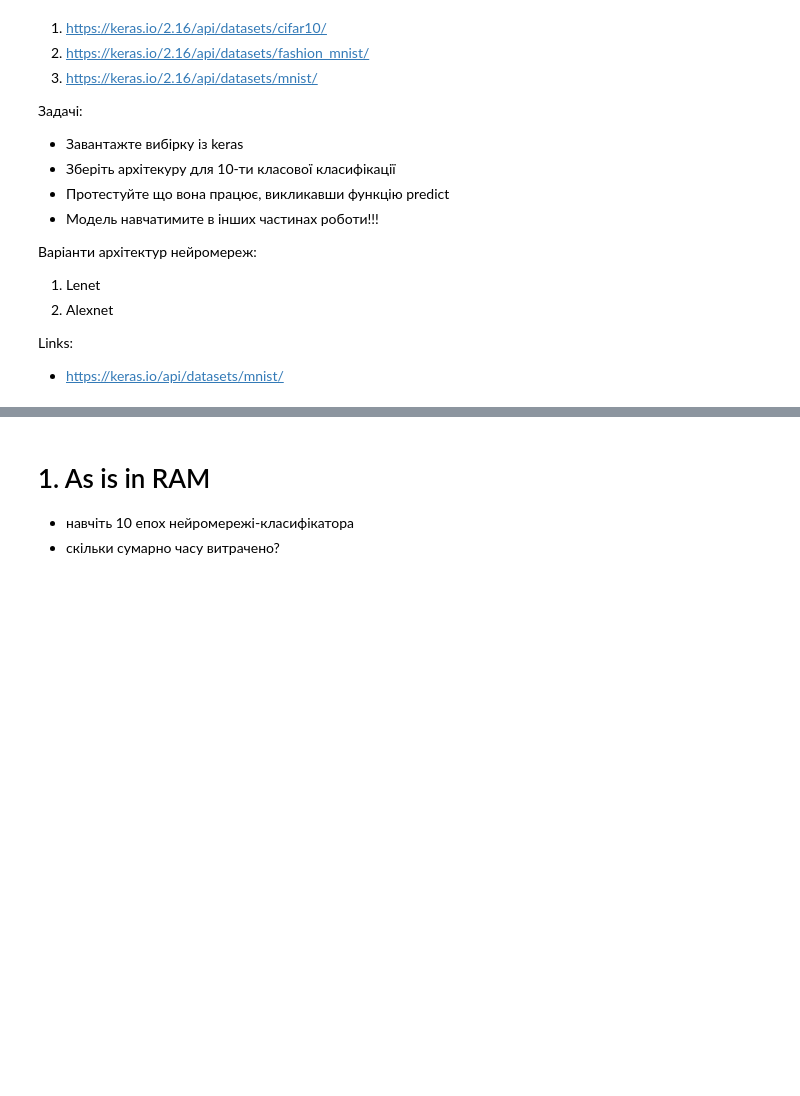
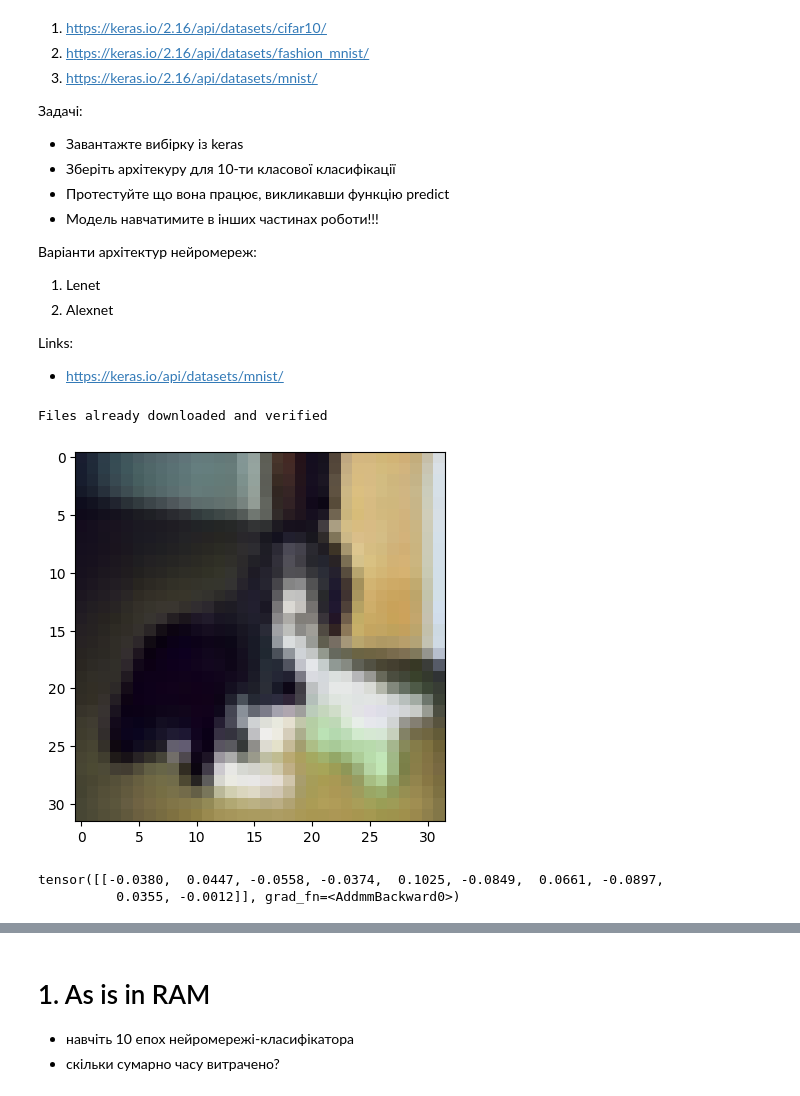
Before and after one commit to EvgeniyAzarov/stat-algs, a Jupyter notebook: lab2/LAB-2 External storages.ipynb, the cells around one changed output, grey strips where cells are left out. Drawn from its saved outputs; the diff is of its cells as text; code cells hidden in the pictures; blank space fills up the shorter version.

```diff
--- a/lab2/LAB-2 External storages.ipynb
+++ b/lab2/LAB-2 External storages.ipynb
@@ -32,3 +47,17 @@ To enable the following instructions: AVX2 AVX_VNNI FMA, in other operations, re
 
 Links:
 - https://keras.io/api/datasets/mnist/
+# %%
+cifar = torchvision.datasets.CIFAR10(
+    root="./data/cifar10",
+    download=True,
+    transform=torchvision.transforms.ToTensor()
+)
+# %% [output]
+Files already downloaded and verified
+# %%
+img = cifar[128][0].permute(1, 2, 0)
+plt.imshow(img)
+plt.show()
+# %% [output]
+[figure, added]
@@ -34,0 +98,8 @@ Links:
+# %%
+model = KindaLeNet()
+sample = cifar[0][0].unsqueeze(0)
+
+model(sample)
+# %% [output]
+tensor([[-0.0380,  0.0447, -0.0558, -0.0374,  0.1025, -0.0849,  0.0661, -0.0897,
+          0.0355, -0.0012]], grad_fn=<AddmmBackward0>)
```
Also changed, not shown: parts of 18 cells of this notebook, 3 other files.
